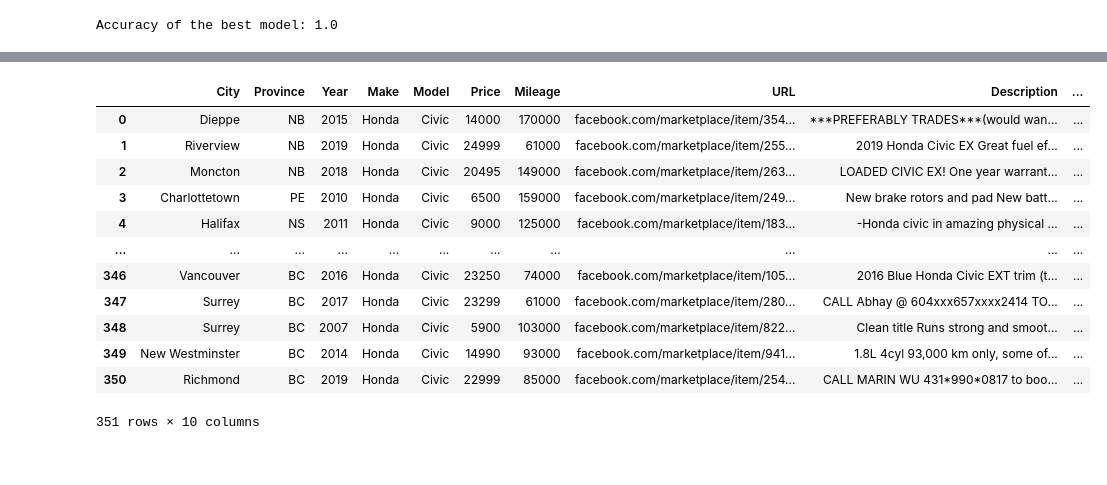
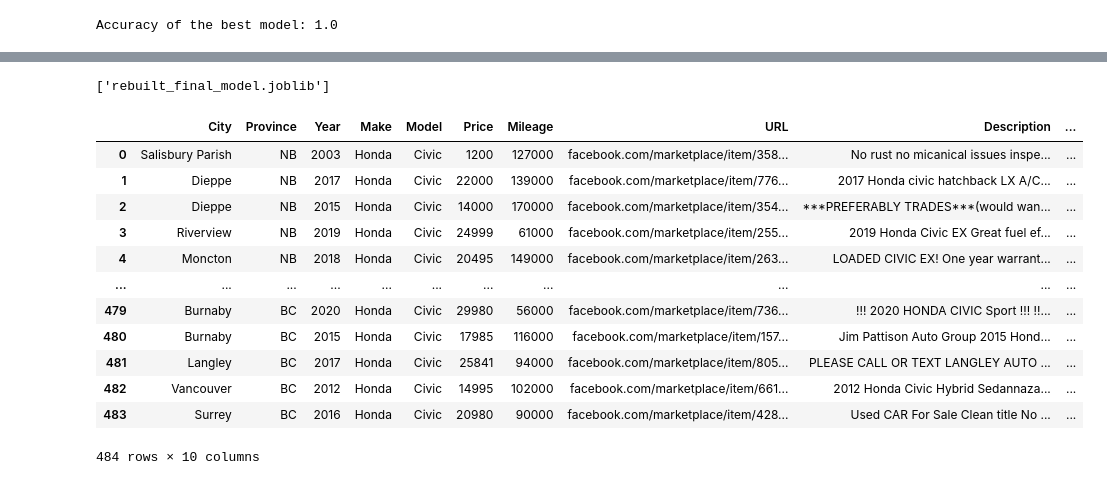
Before and after one commit to pietrostolf/Facebook-Marketplace-Analysis-Dashboard, a Jupyter notebook: Rebuilt_tag_identifier.ipynb, the cells around one changed output, grey strips where cells are left out. Cells and saved outputs as stored; diff of their text form; code cells hidden in the pictures.

Commit message:
Completed model validation

```diff
--- a/Rebuilt_tag_identifier.ipynb
+++ b/Rebuilt_tag_identifier.ipynb
@@ -11,6 +16,6 @@ from sklearn.model_selection import GridSearchCV
 # %%
-#Read the full CSV file as a Pandas DataFrame
-vehicle_df_clean = pd.read_csv('vehicles_clean_description.csv')
-vehicle_df_clean.head()
+# Read the full CSV file as a Pandas DataFrame
+vehicle_df_clean = pd.read_csv('vehicles_clean_description_2.csv')
+vehicle_df_clean.tail()
 # %% [output]
 |  | City | Province | Year | Make | Model | Price | Mileage | URL | Description |
@@ -193,31 +209,40 @@ df_predictions.sample(20)
+# %%
+# Save the final_model to a file
+joblib.dump(final_model, 'rebuilt_final_model.joblib')
+# %% [output]
+['rebuilt_final_model.joblib']
+# %%
+loaded_model = joblib.load('rebuilt_final_model.joblib')
 # %%
-# Step 1: Extract the 'Description' column from vehicle_df_clean
+#Make predictions on "vehicle_df_clean"
+
+# Extract the 'Description' column from vehicle_df_clean
 X = vehicle_df_clean['Description']
 
-# Step 2: Feature Extraction (TF-IDF)
+# Feature Extraction (TF-IDF)
 # Use the same vectorizer used during training to convert the text data into TF-IDF features
 X_tfidf = vectorizer.transform(X)
 
-# Step 3: Make Predictions on the new data
-y_pred = final_model.predict(X_tfidf)
+# Make Predictions on the new data
+y_pred = loaded_model.predict(X_tfidf)
 
-# Step 4: Add the predictions to the vehicle_df_clean DataFrame
+# Add the predictions to the vehicle_df_clean DataFrame
 vehicle_df_clean['Rebuilt_Predicted'] = y_pred
 
 # Display the DataFrame with the added 'Rebuilt_Predicted' column
 vehicle_df_clean
 # %% [output]
 |  | City | Province | Year | Make | Model | Price | Mileage | URL | Description | ... |
-| 0 | Dieppe | NB | 2015 | Honda | Civic | 14000 | 170000 | facebook.com/marketplace/item/354... | ***PREFERABLY TRADES***(would wan... | ... |
-| 1 | Riverview | NB | 2019 | Honda | Civic | 24999 | 61000 | facebook.com/marketplace/item/255... | 2019 Honda Civic EX Great fuel ef... | ... |
-| 2 | Moncton | NB | 2018 | Honda | Civic | 20495 | 149000 | facebook.com/marketplace/item/263... | LOADED CIVIC EX! One year warrant... | ... |
-| 3 | Charlottetown | PE | 2010 | Honda | Civic | 6500 | 159000 | facebook.com/marketplace/item/249... | New brake rotors and pad New batt... | ... |
-| 4 | Halifax | NS | 2011 | Honda | Civic | 9000 | 125000 | facebook.com/marketplace/item/183... | -Honda civic in amazing physical ... | ... |
+| 0 | Salisbury Parish | NB | 2003 | Honda | Civic | 1200 | 127000 | facebook.com/marketplace/item/358... | No rust no micanical issues inspe... | ... |
+| 1 | Dieppe | NB | 2017 | Honda | Civic | 22000 | 139000 | facebook.com/marketplace/item/776... | 2017 Honda civic hatchback LX A/C... | ... |
+| 2 | Dieppe | NB | 2015 | Honda | Civic | 14000 | 170000 | facebook.com/marketplace/item/354... | ***PREFERABLY TRADES***(would wan... | ... |
+| 3 | Riverview | NB | 2019 | Honda | Civic | 24999 | 61000 | facebook.com/marketplace/item/255... | 2019 Honda Civic EX Great fuel ef... | ... |
+| 4 | Moncton | NB | 2018 | Honda | Civic | 20495 | 149000 | facebook.com/marketplace/item/263... | LOADED CIVIC EX! One year warrant... | ... |
 | ... | ... | ... | ... | ... | ... | ... | ... | ... | ... | ... |
-| 346 | Vancouver | BC | 2016 | Honda | Civic | 23250 | 74000 | facebook.com/marketplace/item/105... | 2016 Blue Honda Civic EXT trim (t... | ... |
-| 347 | Surrey | BC | 2017 | Honda | Civic | 23299 | 61000 | facebook.com/marketplace/item/280... | CALL Abhay @ 604xxx657xxxx2414 TO... | ... |
-| 348 | Surrey | BC | 2007 | Honda | Civic | 5900 | 103000 | facebook.com/marketplace/item/822... | Clean title Runs strong and smoot... | ... |
-| 349 | New Westminster | BC | 2014 | Honda | Civic | 14990 | 93000 | facebook.com/marketplace/item/941... | 1.8L 4cyl 93,000 km only, some of... | ... |
-| 350 | Richmond | BC | 2019 | Honda | Civic | 22999 | 85000 | facebook.com/marketplace/item/254... | CALL MARIN WU 431*990*0817 to boo... | ... |
+| 479 | Burnaby | BC | 2020 | Honda | Civic | 29980 | 56000 | facebook.com/marketplace/item/736... | !!! 2020 HONDA CIVIC Sport !!! !!... | ... |
+| 480 | Burnaby | BC | 2015 | Honda | Civic | 17985 | 116000 | facebook.com/marketplace/item/157... | Jim Pattison Auto Group 2015 Hond... | ... |
+| 481 | Langley | BC | 2017 | Honda | Civic | 25841 | 94000 | facebook.com/marketplace/item/805... | PLEASE CALL OR TEXT LANGLEY AUTO ... | ... |
+| 482 | Vancouver | BC | 2012 | Honda | Civic | 14995 | 102000 | facebook.com/marketplace/item/661... | 2012 Honda Civic Hybrid Sedannaza... | ... |
+| 483 | Surrey | BC | 2016 | Honda | Civic | 20980 | 90000 | facebook.com/marketplace/item/428... | Used CAR For Sale Clean title No ... | ... |
-351 rows × 10 columns
+484 rows × 10 columns
 # %%
```
Also changed, not shown: parts of 9 cells of this notebook, 11 other files.
